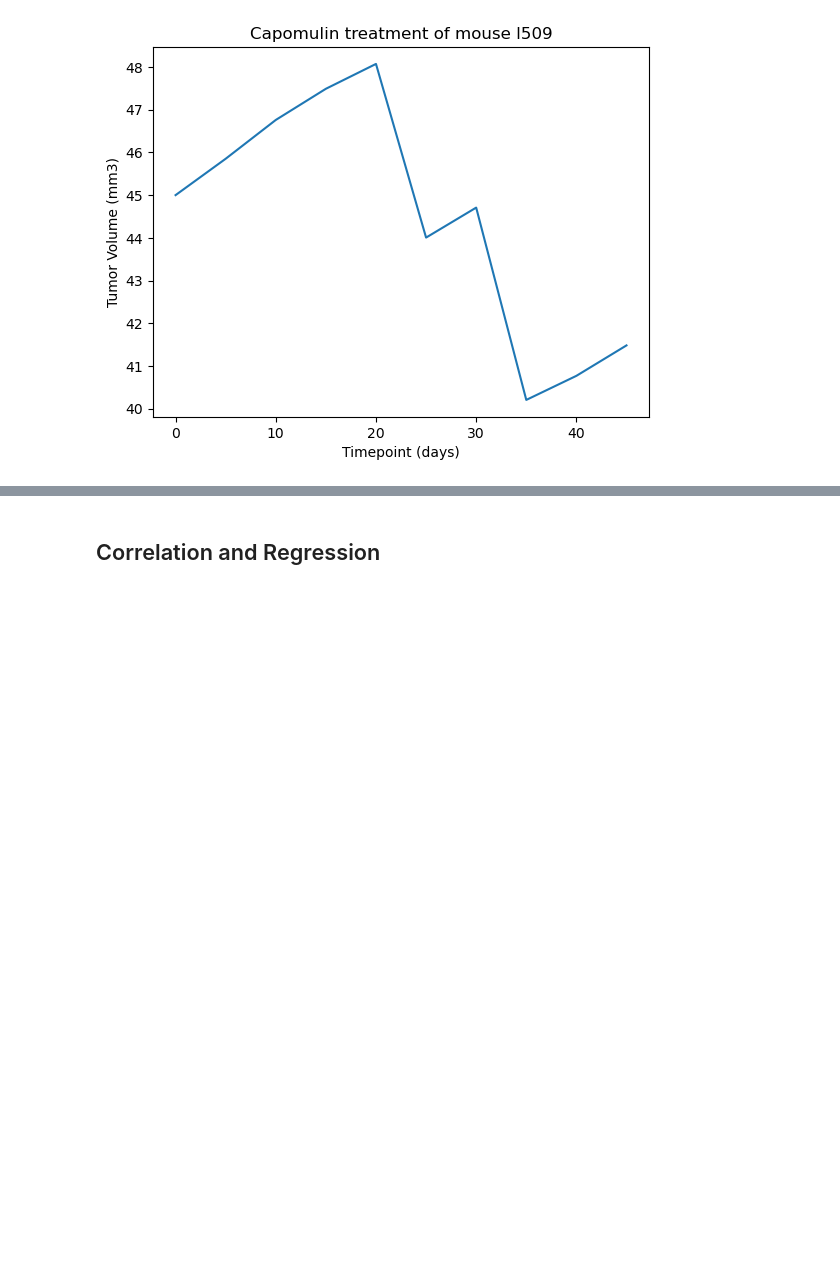
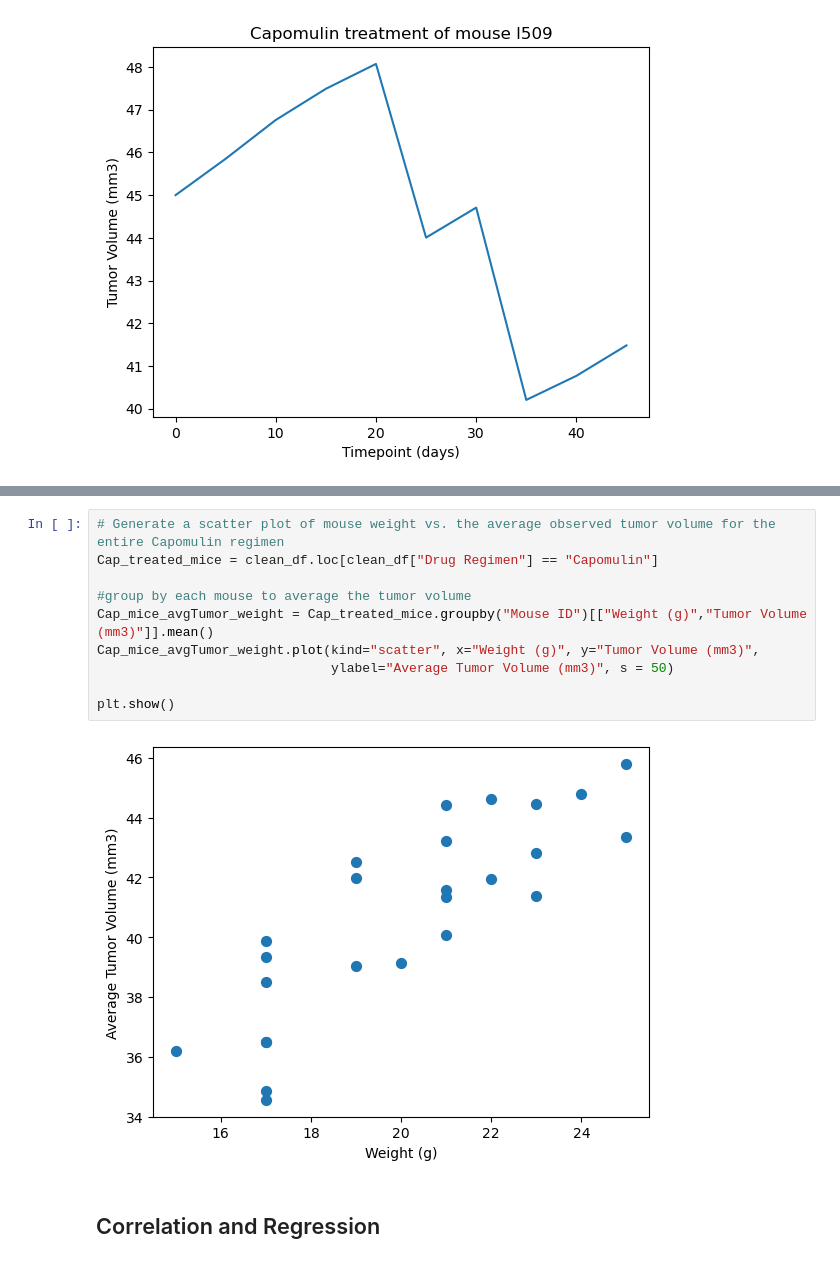
Before and after one commit to TRegan5/Matplotlib-challenge, a Jupyter notebook: Pymaceuticals/pymaceuticals.ipynb, the cells around one changed output, grey strips where cells are left out. Saved outputs shown, nothing was run; the diff lists cells and outputs as text; blank space fills up the shorter version.

Commit message:
Final plots still need work

```diff
--- a/Pymaceuticals/pymaceuticals.ipynb
+++ b/Pymaceuticals/pymaceuticals.ipynb
@@ -306,3 +281,15 @@ plt.show()
+# %%
+# Generate a scatter plot of mouse weight vs. the average observed tumor volume for the entire Capomulin regimen
+Cap_treated_mice = clean_df.loc[clean_df["Drug Regimen"] == "Capomulin"]
+
+#group by each mouse to average the tumor volume
+Cap_mice_avgTumor_weight = Cap_treated_mice.groupby("Mouse ID")[["Weight (g)","Tumor Volume (mm3)"]].mean()
+Cap_mice_avgTumor_weight.plot(kind="scatter", x="Weight (g)", y="Tumor Volume (mm3)",
+                              ylabel="Average Tumor Volume (mm3)", s = 50)
+
+plt.show()
+# %% [output]
+[figure, added]
 # %% [markdown]
 ## Correlation and Regression
 # %%
```
Also changed, not shown: parts of 4 cells of this notebook, 1 other file.
